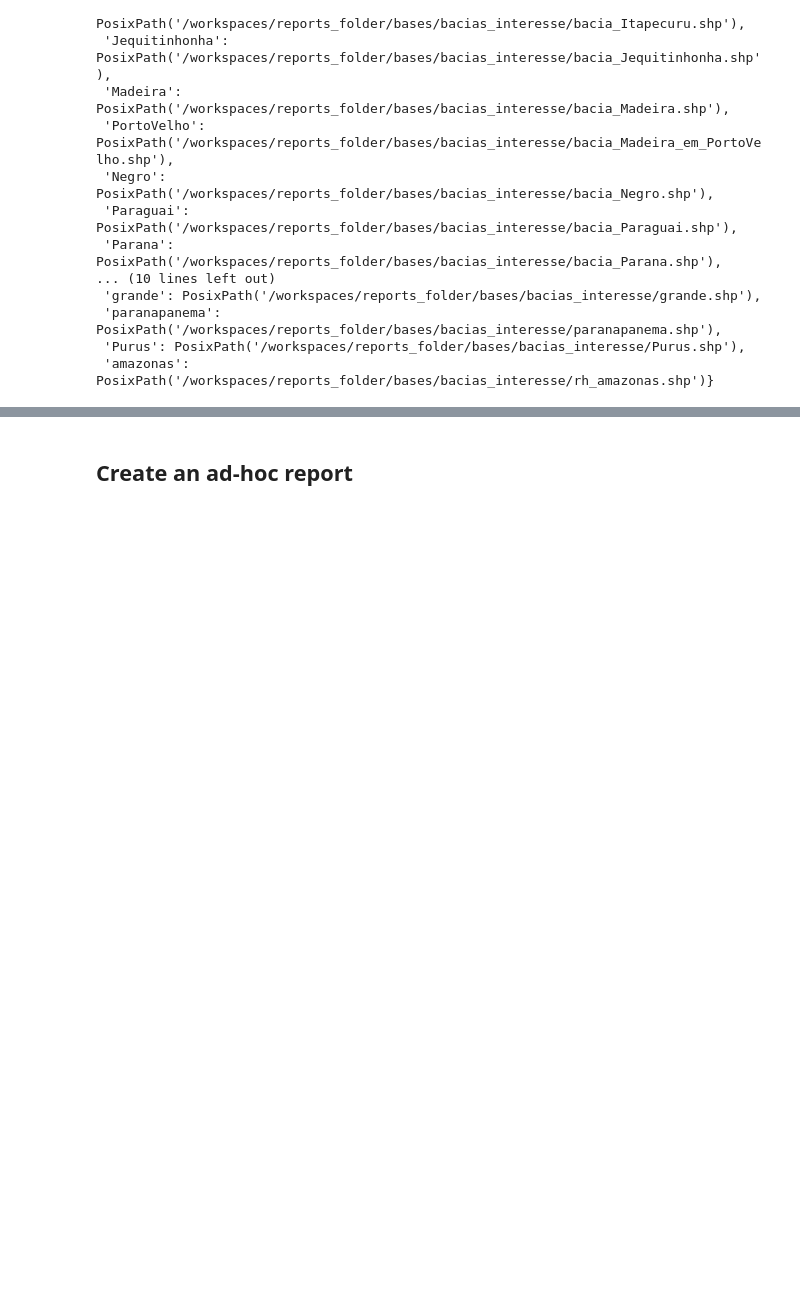
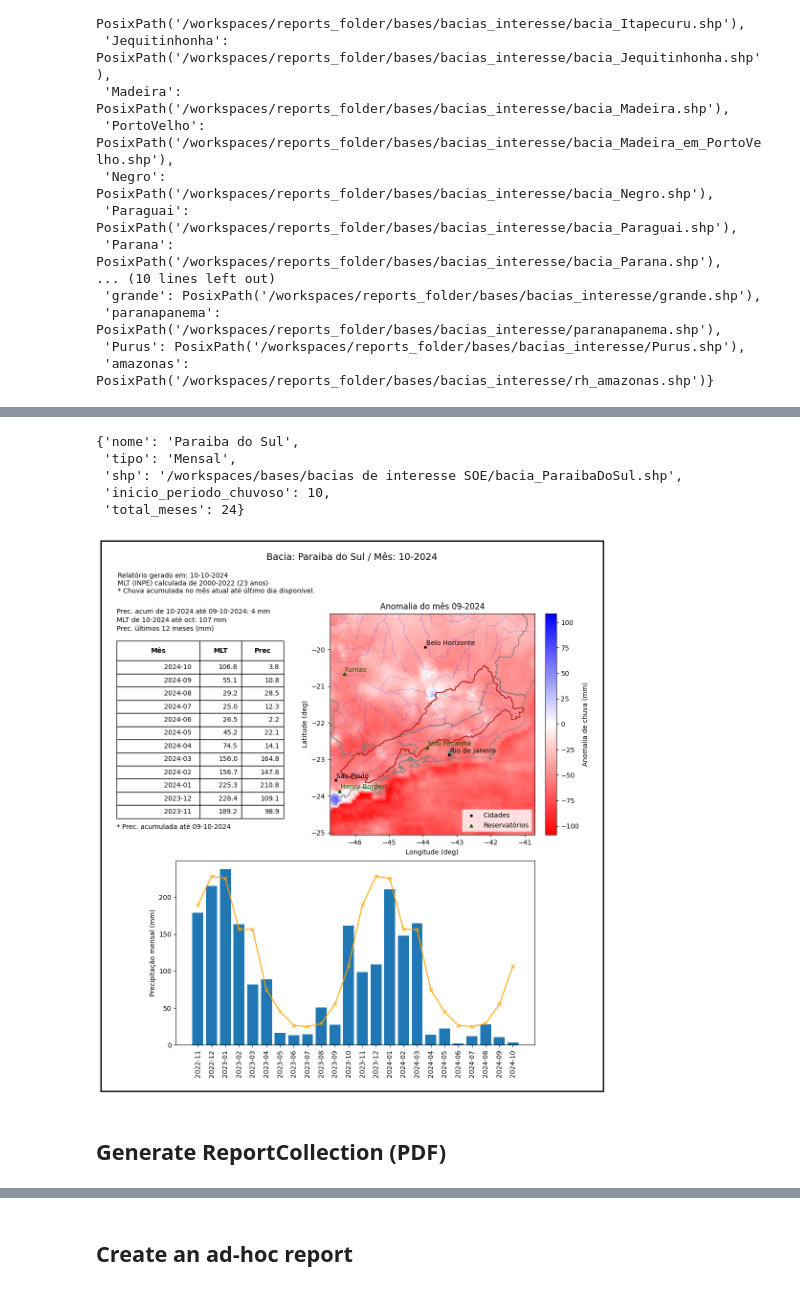
Before and after one commit to cordmaur/RainReporter, a Jupyter notebook: nbs/01-Monthly_Report.ipynb, the cells around one changed output, grey strips where cells are left out. Drawn from its saved outputs; the diff is of its cells as text; code cells hidden in the pictures; blank space fills up the shorter version.

```diff
--- a/nbs/01-Monthly_Report.ipynb
+++ b/nbs/01-Monthly_Report.ipynb
@@ -52,0 +71,6 @@ basins
+# %%
+reporter = Reporter(
+    downloader=downloader,
+    config_file='../reporter.json5',
+    bases_folder=None
+)
@@ -52,0 +82,3 @@ basins
+# %%
+config = Reporter.open_config_file('../configs/pbs2.json5')
+config
@@ -52,0 +93,11 @@ basins
+# %%
+attrs = config['relatorios'][0]
+attrs
+# %% [output]
+{'nome': 'Paraiba do Sul',
+ 'tipo': 'Mensal',
+ 'shp': '/workspaces/bases/bacias de interesse SOE/bacia_ParaibaDoSul.shp',
+ 'inicio_periodo_chuvoso': 10,
+ 'total_meses': 24}
+# %%
+report = reporter.generate_report('2024-10', attrs)
@@ -52,0 +106,6 @@ basins
+# %%
+report[0]
+# %% [output]
+[figure, added]
+# %% [markdown]
+## Generate ReportCollection (PDF)
```
Also changed, not shown: parts of 47 cells of this notebook, 6 other files.
